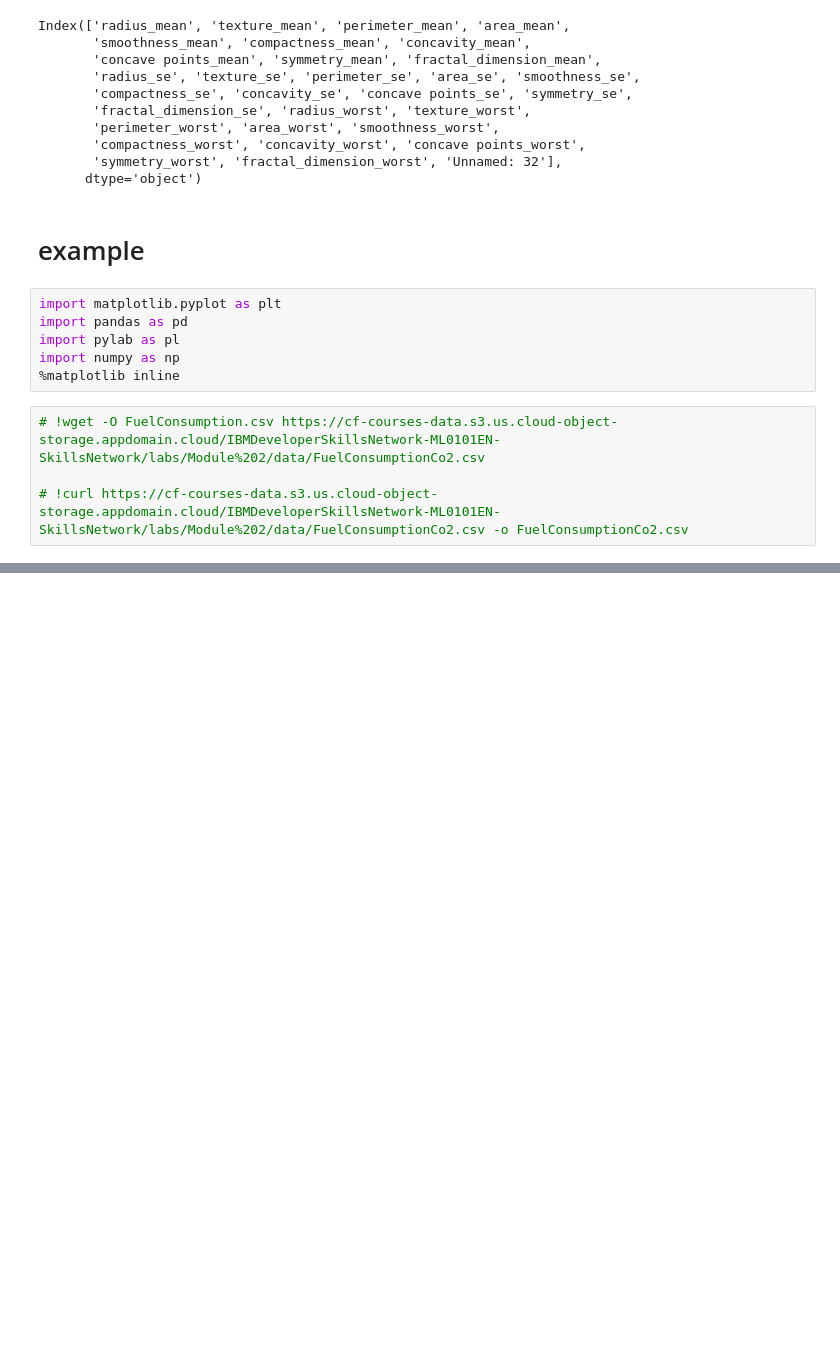
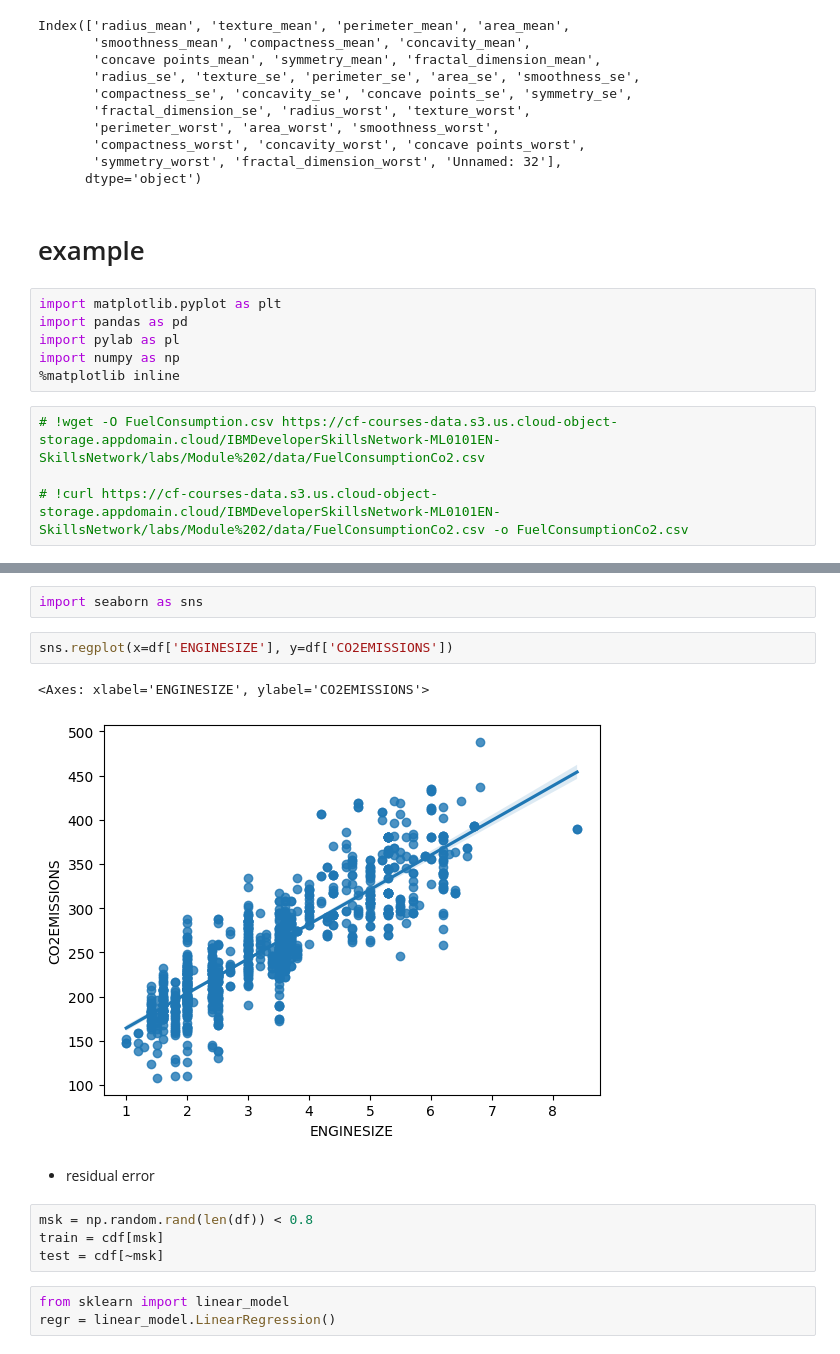
Before and after one commit to afakruha2003/sisterlab-data-science, a Jupyter notebook: lesson8.ipynb, the cells around one changed output, grey strips where cells are left out. Cells and saved outputs as stored; diff of their text form; blank space fills up the shorter version.

```diff
--- a/lesson8.ipynb
+++ b/lesson8.ipynb
@@ -107,0 +160,16 @@ import numpy as np
+# %%
+import seaborn as sns
+# %%
+sns.regplot(x=df['ENGINESIZE'], y=df['CO2EMISSIONS'])
+# %% [output]
+<Axes: xlabel='ENGINESIZE', ylabel='CO2EMISSIONS'>
+[figure, added]
+# %% [markdown]
+- residual error
+# %%
+msk = np.random.rand(len(df)) < 0.8
+train = cdf[msk]
+test = cdf[~msk]
+# %%
+from sklearn import linear_model
+regr = linear_model.LinearRegression()
```
Also changed, not shown: parts of 36 cells of this notebook, 3 other files.
